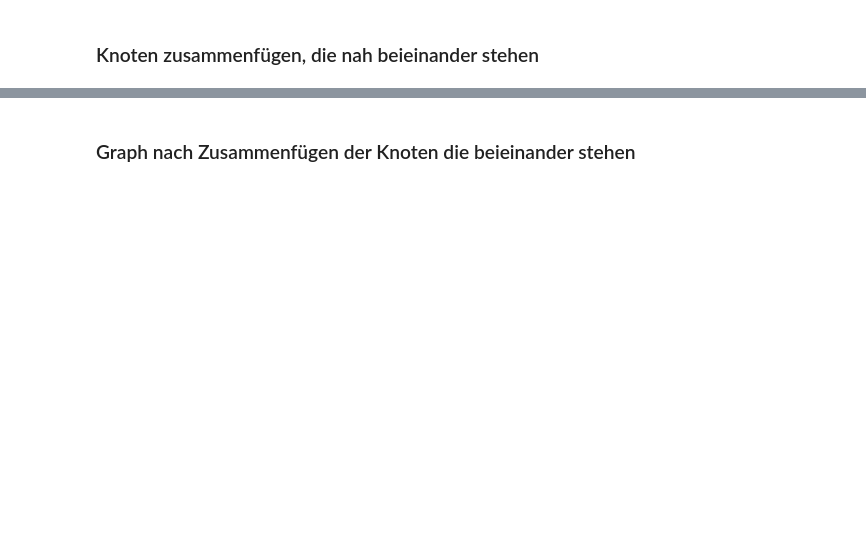
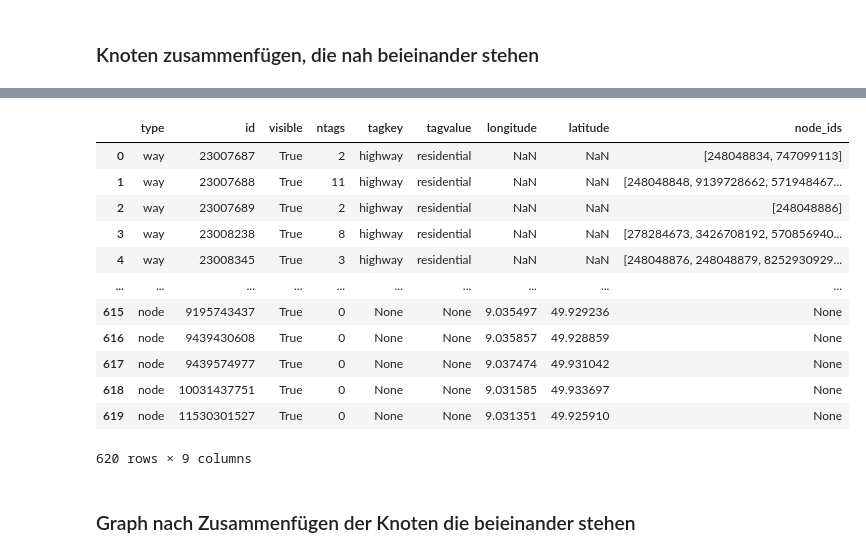
Before and after one commit to Samuelscoding/Bachelorarbeit, a Jupyter notebook: Dataset_Visualization.ipynb, the cells around one changed output, grey strips where cells are left out. Saved outputs shown, nothing was run; the diff lists cells and outputs as text; code cells hidden in the pictures; blank space fills up the shorter version.

Commit message:
Semi sucessfull way for clustering nodes

```diff
--- a/Dataset_Visualization.ipynb
+++ b/Dataset_Visualization.ipynb
@@ -721,0 +592,64 @@ filtered_data_multiple
+# %%
+# Löschen der Knoten, die durch anderen ersetzt wurde
+def remove_replaced_nodes(df_nodes, node_merge_dict):
+    replaced_node_ids = set(node_merge_dict.keys()) - set(node_merge_dict.values())
+    return df_nodes[~df_nodes['id'].isin(replaced_node_ids)]
+
+# Aktualisiere node_ids
+def update_node_ids_merged(node_ids, node_merge_dict):
+    if node_ids is not None and isinstance(node_ids, list):
+        updated_node_ids = [node_merge_dict.get(node_id, node_id) for node_id in node_ids]
+        unique_node_ids = list(dict.fromkeys(updated_node_ids))
+        #if node_ids != unique_node_ids:
+            #print(f"Vorher: {node_ids}, Nachher: {updated_node_ids}")
+        return unique_node_ids
+    return node_ids
+
+# Zusammenfügen der Knoten, die nah beieinander stehen
+def merge_within_distance(df_nodes, max_distance=10):
+    merged_nodes = []
+    merged_node_ids = []
+    node_merge_dict = {}
+    seen = set()
+
+    for i, node_1 in df_nodes.iterrows():
+        for j, node_2 in df_nodes.iterrows():
+            # Vergleich gleicher Knoten verhindern
+            if node_1['id'] == node_2['id'] or node_1['id'] in seen or node_2['id'] in seen:
+                continue
+
+            lon1, lat1 = node_1['longitude'], node_1['latitude']
+            lon2, lat2 = node_2['longitude'], node_2['latitude']
+
+            distance = haversine(lon1, lat1, lon2, lat2)
+
+            if distance < max_distance:
+                #print(f"Prüfe Knoten {node_1['id']} und {node_2['id']}, Distanz: {distance:.2f} m")
+                merged_node_ids.append((node_1['id'], node_2['id']))
+                merged_node = {
+                    'id': node_1['id'],
+                    'longitude': (lon1 + lon2) / 2,
+                    'latitude': (lat1 + lat2) / 2
+                }
+                merged_nodes.append(merged_node)
+
+                # Markiere diese Knoten als verarbeitet
+                seen.add(node_1['id'])
+                seen.add(node_2['id'])
+
+                node_merge_dict[node_1['id']] = node_1['id']
+                node_merge_dict[node_2['id']] = node_1['id']
+
+    return merged_nodes, merged_node_ids, node_merge_dict
+
+df_nodes = filtered_data_multiple[filtered_data_multiple['type'] == 'node']
+merged_nodes, merged_node_ids, node_merge_dict = merge_within_distance(df_nodes)
+
+filtered_data_multiple['node_ids'] = filtered_data_multiple['node_ids'].apply(lambda x: update_node_ids_merged(x, node_merge_dict))
+
+df_nodes_updated = remove_replaced_nodes(df_nodes, node_merge_dict)
+
+filtered_data_multiple = pd.concat([filtered_data_multiple[filtered_data_multiple['type'] != 'node'], df_nodes_updated], ignore_index=True)
+
+filtered_data_multiple
+# %% [output]
@@ -722,3 +661,16 @@ filtered_data_multiple
+|  | type | id | visible | ntags | tagkey | tagvalue | longitude | latitude | node_ids |
+| 0 | way | 23007687 | True | 2 | highway | residential | NaN | NaN | [248048834, 747099113] |
+| 1 | way | 23007688 | True | 11 | highway | residential | NaN | NaN | [248048848, 9139728662, 571948467... |
+| 2 | way | 23007689 | True | 2 | highway | residential | NaN | NaN | [248048886] |
+| 3 | way | 23008238 | True | 8 | highway | residential | NaN | NaN | [278284673, 3426708192, 570856940... |
+| 4 | way | 23008345 | True | 3 | highway | residential | NaN | NaN | [248048876, 248048879, 8252930929... |
+| ... | ... | ... | ... | ... | ... | ... | ... | ... | ... |
+| 615 | node | 9195743437 | True | 0 | None | None | 9.035497 | 49.929236 | None |
+| 616 | node | 9439430608 | True | 0 | None | None | 9.035857 | 49.928859 | None |
+| 617 | node | 9439574977 | True | 0 | None | None | 9.037474 | 49.931042 | None |
+| 618 | node | 10031437751 | True | 0 | None | None | 9.031585 | 49.933697 | None |
+| 619 | node | 11530301527 | True | 0 | None | None | 9.031351 | 49.925910 | None |
+620 rows × 9 columns
 # %% [markdown]
 ### Graph nach Zusammenfügen der Knoten die beieinander stehen
 # %%
```
Also changed, not shown: parts of 4 cells of this notebook.
